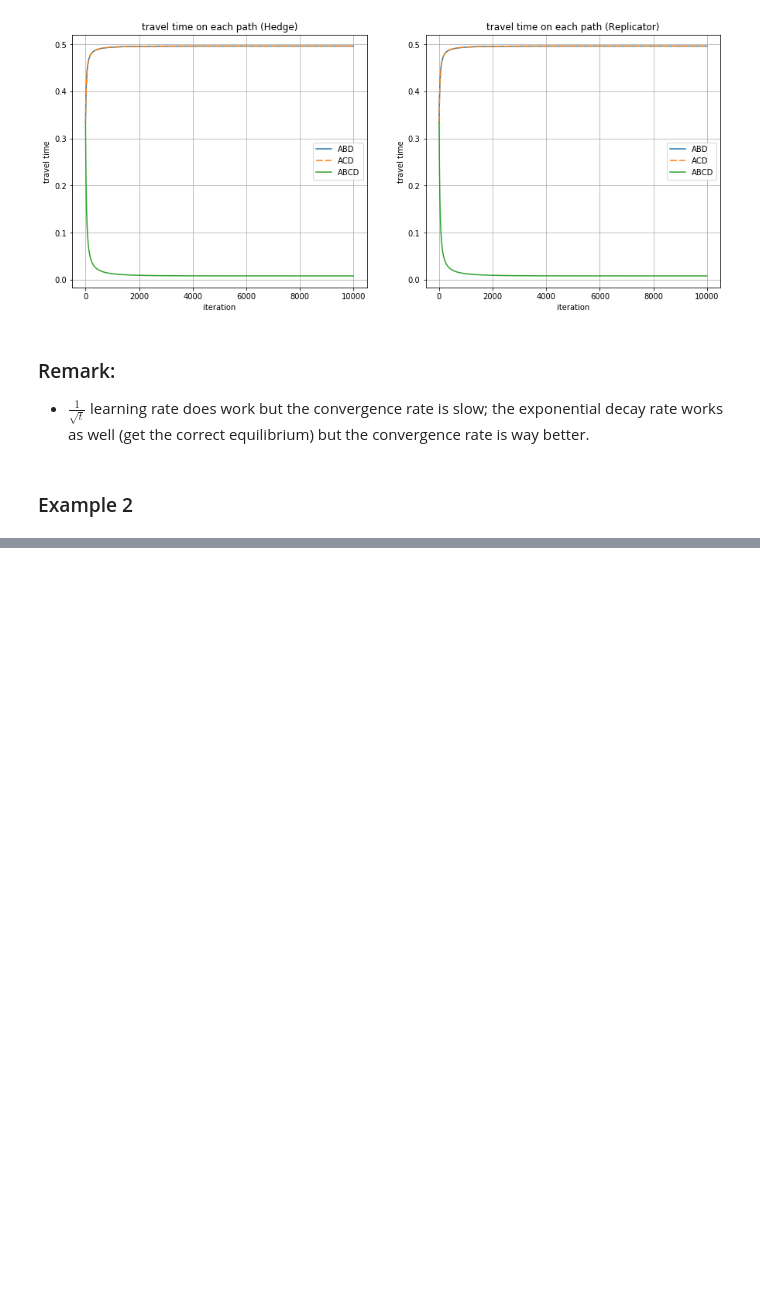
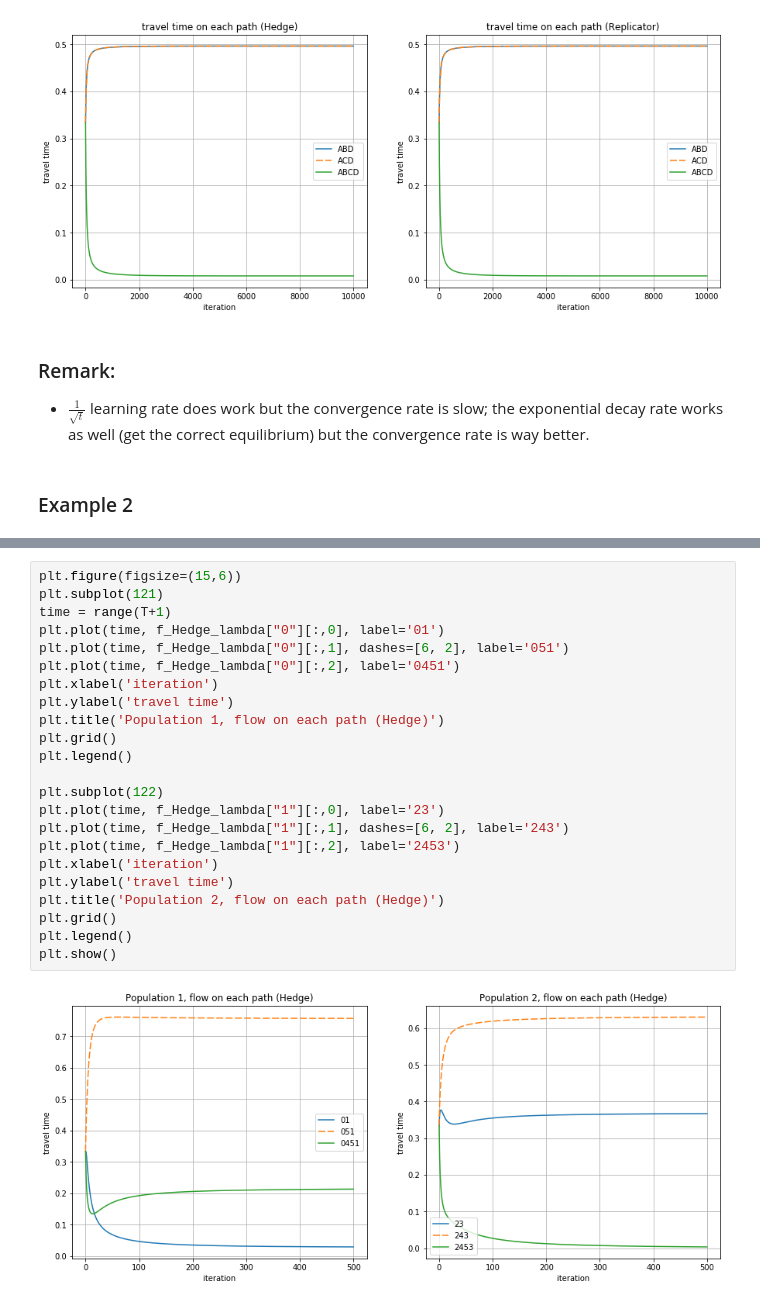
Before and after one commit to mtgibson2014/learning_wardrop, a Jupyter notebook: Hedge_Replicator.ipynb, the cells around one changed output, grey strips where cells are left out. Cells and saved outputs as stored; diff of their text form; blank space fills up the shorter version.

```diff
--- a/Hedge_Replicator.ipynb
+++ b/Hedge_Replicator.ipynb
@@ -549,0 +670,25 @@ for i in range(T):
+# %%
+plt.figure(figsize=(15,6))
+plt.subplot(121)
+time = range(T+1)
+plt.plot(time, f_Hedge_lambda["0"][:,0], label='01')
+plt.plot(time, f_Hedge_lambda["0"][:,1], dashes=[6, 2], label='051')
+plt.plot(time, f_Hedge_lambda["0"][:,2], label='0451')
+plt.xlabel('iteration')
+plt.ylabel('travel time')
+plt.title('Population 1, flow on each path (Hedge)')
+plt.grid()
+plt.legend()
+
+plt.subplot(122)
+plt.plot(time, f_Hedge_lambda["1"][:,0], label='23')
+plt.plot(time, f_Hedge_lambda["1"][:,1], dashes=[6, 2], label='243')
+plt.plot(time, f_Hedge_lambda["1"][:,2], label='2453')
+plt.xlabel('iteration')
+plt.ylabel('travel time')
+plt.title('Population 2, flow on each path (Hedge)')
+plt.grid()
+plt.legend()
+plt.show()
+# %% [output]
+[figure, added]
```
Also changed, not shown: parts of 7 cells of this notebook.
